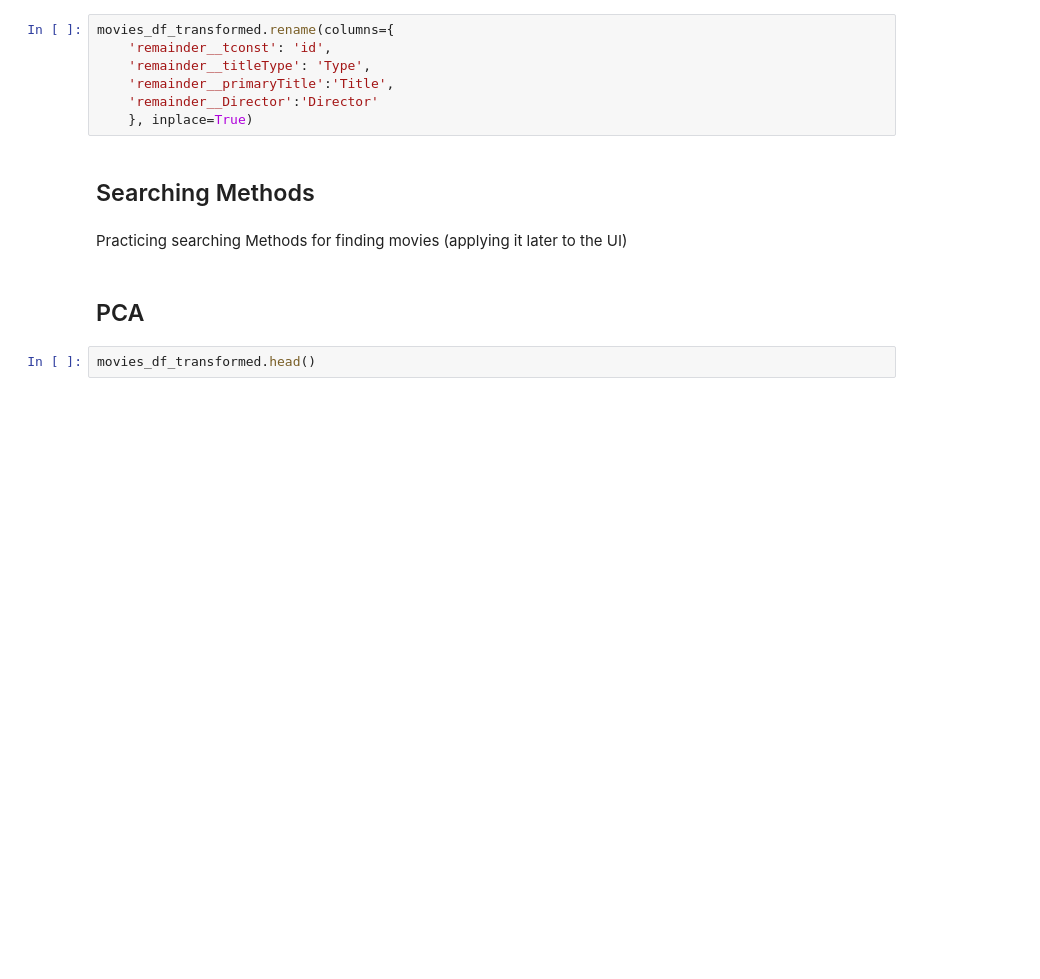
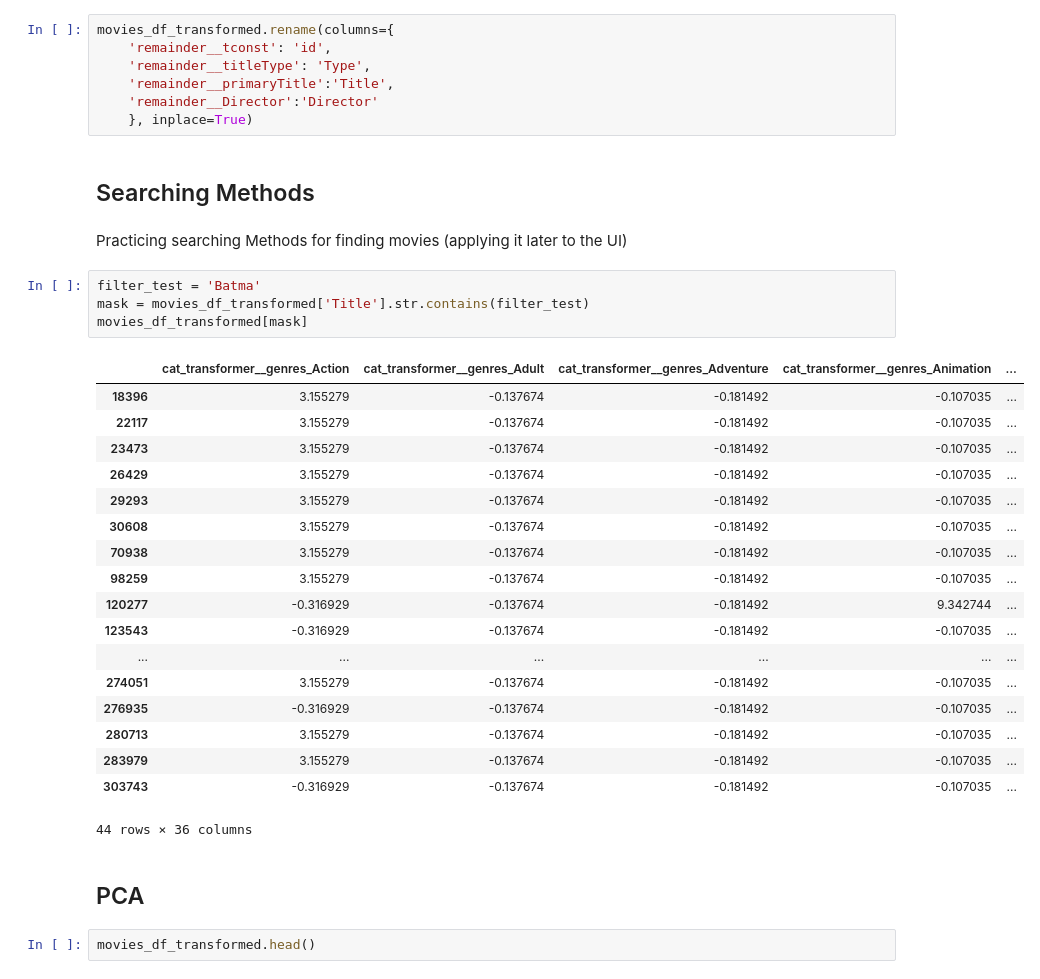
Before and after one commit to LeonMichel96/ML-Movie-Recommendator, a Jupyter notebook: notebooks/Recommendator.ipynb, the cells around one changed output. Drawn from its saved outputs; the diff is of its cells as text; blank space fills up the shorter version.

Commit message:
adding search method test

```diff
--- a/notebooks/Recommendator.ipynb
+++ b/notebooks/Recommendator.ipynb
@@ -103,6 +103,29 @@ movies_df_transformed.rename(columns={
 ## Searching Methods
 # %% [markdown]
 Practicing searching Methods for finding movies (applying it later to the UI)
+# %%
+filter_test = 'Batma'
+mask = movies_df_transformed['Title'].str.contains(filter_test)
+movies_df_transformed[mask]
+# %% [output]
+|  | cat_transformer__genres_Action | cat_transformer__genres_Adult | cat_transformer__genres_Adventure | cat_transformer__genres_Animation | ... |
+| 18396 | 3.155279 | -0.137674 | -0.181492 | -0.107035 | ... |
+| 22117 | 3.155279 | -0.137674 | -0.181492 | -0.107035 | ... |
+| 23473 | 3.155279 | -0.137674 | -0.181492 | -0.107035 | ... |
+| 26429 | 3.155279 | -0.137674 | -0.181492 | -0.107035 | ... |
+| 29293 | 3.155279 | -0.137674 | -0.181492 | -0.107035 | ... |
+| 30608 | 3.155279 | -0.137674 | -0.181492 | -0.107035 | ... |
+| 70938 | 3.155279 | -0.137674 | -0.181492 | -0.107035 | ... |
+| 98259 | 3.155279 | -0.137674 | -0.181492 | -0.107035 | ... |
+| 120277 | -0.316929 | -0.137674 | -0.181492 | 9.342744 | ... |
+| 123543 | -0.316929 | -0.137674 | -0.181492 | -0.107035 | ... |
+| ... | ... | ... | ... | ... | ... |
+| 274051 | 3.155279 | -0.137674 | -0.181492 | -0.107035 | ... |
+| 276935 | -0.316929 | -0.137674 | -0.181492 | -0.107035 | ... |
+| 280713 | 3.155279 | -0.137674 | -0.181492 | -0.107035 | ... |
+| 283979 | 3.155279 | -0.137674 | -0.181492 | -0.107035 | ... |
+| 303743 | -0.316929 | -0.137674 | -0.181492 | -0.107035 | ... |
+44 rows × 36 columns
 # %% [markdown]
 ## PCA
 # %%
```
